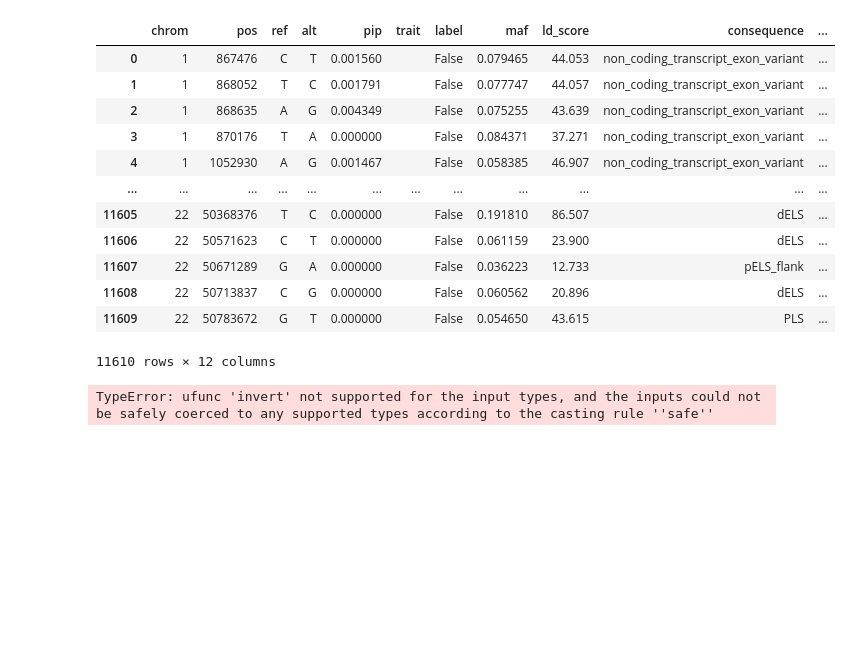
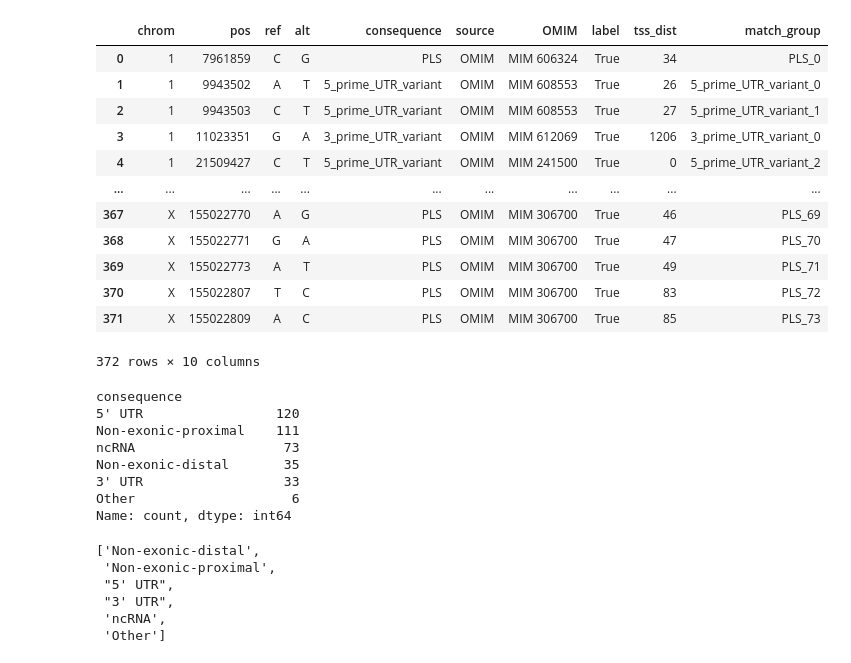
Before and after one commit to minjaf/TraitGym, a Jupyter notebook: workflow/notebooks/consequence_distribution.ipynb, the cells around one changed output. Drawn from its saved outputs; the diff is of its cells as text; code cells hidden in the pictures; blank space fills up the shorter version.

```diff
--- a/workflow/notebooks/consequence_distribution.ipynb
+++ b/workflow/notebooks/consequence_distribution.ipynb
@@ -3,39 +5,43 @@ import pandas as pd
 # %%
 COORDINATES = ["chrom", "pos", "ref", "alt"]
 
 subset_filter = "non_coding"
 
-datasets = [
-    "gwas_matched_9",
-]
+dataset_renaming = {
+    "mendelian_matched_9": "Mendelian traits",
+    "gwas_matched_9": "Complex traits",
+}
+
+#dataset = "gwas_matched_9"
+dataset = "mendelian_matched_9"
 base_dir = f"../../results/dataset/{dataset}"
-V = pd.read_parquet(f"{base_dir}/test.parquet")
+V = pd.read_parquet(f"{base_dir}/test.parquet").query("label")
 V = V.merge(
     pd.read_parquet(f"{base_dir}/subset/{subset_filter}.parquet"),
     how="inner", on=COORDINATES
 )
 V
 # %% [output]
-|  | chrom | pos | ref | alt | pip | trait | label | maf | ld_score | consequence | ... |
-| 0 | 1 | 867476 | C | T | 0.001560 |  | False | 0.079465 | 44.053 | non_coding_transcript_exon_variant | ... |
-| 1 | 1 | 868052 | T | C | 0.001791 |  | False | 0.077747 | 44.057 | non_coding_transcript_exon_variant | ... |
-| 2 | 1 | 868635 | A | G | 0.004349 |  | False | 0.075255 | 43.639 | non_coding_transcript_exon_variant | ... |
-| 3 | 1 | 870176 | T | A | 0.000000 |  | False | 0.084371 | 37.271 | non_coding_transcript_exon_variant | ... |
-| 4 | 1 | 1052930 | A | G | 0.001467 |  | False | 0.058385 | 46.907 | non_coding_transcript_exon_variant | ... |
-| ... | ... | ... | ... | ... | ... | ... | ... | ... | ... | ... | ... |
-| 11605 | 22 | 50368376 | T | C | 0.000000 |  | False | 0.191810 | 86.507 | dELS | ... |
-| 11606 | 22 | 50571623 | C | T | 0.000000 |  | False | 0.061159 | 23.900 | dELS | ... |
-| 11607 | 22 | 50671289 | G | A | 0.000000 |  | False | 0.036223 | 12.733 | pELS_flank | ... |
-| 11608 | 22 | 50713837 | C | G | 0.000000 |  | False | 0.060562 | 20.896 | dELS | ... |
-| 11609 | 22 | 50783672 | G | T | 0.000000 |  | False | 0.054650 | 43.615 | PLS | ... |
+|  | chrom | pos | ref | alt | consequence | source | OMIM | label | tss_dist | match_group |
+| 0 | 1 | 7961859 | C | G | PLS | OMIM | MIM 606324 | True | 34 | PLS_0 |
+| 1 | 1 | 9943502 | A | T | 5_prime_UTR_variant | OMIM | MIM 608553 | True | 26 | 5_prime_UTR_variant_0 |
+| 2 | 1 | 9943503 | C | T | 5_prime_UTR_variant | OMIM | MIM 608553 | True | 27 | 5_prime_UTR_variant_1 |
+| 3 | 1 | 11023351 | G | A | 3_prime_UTR_variant | OMIM | MIM 612069 | True | 1206 | 3_prime_UTR_variant_0 |
+| 4 | 1 | 21509427 | C | T | 5_prime_UTR_variant | OMIM | MIM 241500 | True | 0 | 5_prime_UTR_variant_2 |
+| ... | ... | ... | ... | ... | ... | ... | ... | ... | ... | ... |
+| 367 | X | 155022770 | A | G | PLS | OMIM | MIM 306700 | True | 46 | PLS_69 |
+| 368 | X | 155022771 | G | A | PLS | OMIM | MIM 306700 | True | 47 | PLS_70 |
+| 369 | X | 155022773 | A | T | PLS | OMIM | MIM 306700 | True | 49 | PLS_71 |
+| 370 | X | 155022807 | T | C | PLS | OMIM | MIM 306700 | True | 83 | PLS_72 |
+| 371 | X | 155022809 | A | C | PLS | OMIM | MIM 306700 | True | 85 | PLS_73 |
-11610 rows × 12 columns
+372 rows × 10 columns
 # %%
 consequences = {
+    "nonexonic_AND_distal": "Non-exonic-distal",
+    "nonexonic_AND_proximal": "Non-exonic-proximal",
+    "5_prime_UTR_variant": "5' UTR",
+    "3_prime_UTR_variant": "3' UTR",
     "non_coding_transcript_exon_variant": "ncRNA",
-    "3_prime_UTR_variant": "3' UTR",
-    "5_prime_UTR_variant": "5' UTR",
-    "nonexonic_AND_proximal": "Non-exonic (proximal)",
-    "nonexonic_AND_distal": "Non-exonic (distal)",
 }
 
 V["consequence"] = "Other"
@@ -44,10 +50,26 @@ for consequence, label in consequences.items():
     if "mask" in V.columns: V = V.drop(columns="mask")
     df = pd.read_parquet(f"{base_dir}/subset/{consequence}.parquet")
     df["mask"] = True
-    print(df)
-    V = V.merge(df, how="left", on=COORDINATES)
-    V.loc[V.mask, "consequence"] = label
+    V = V.merge(df, how="left", on=COORDINATES).fillna(False)
+    V.loc[V["mask"], "consequence"] = label
 
-V["consequnce"].value_counts()
+V["consequence"].value_counts()
 # %% [output]
-TypeError: ufunc 'invert' not supported for the input types, and the inputs could not be safely coerced to any supported types according to the casting rule ''safe''
+consequence
+5' UTR                 120
+Non-exonic-proximal    111
+ncRNA                   73
+Non-exonic-distal       35
+3' UTR                  33
+Other                    6
+Name: count, dtype: int64
+# %%
+cs = list(consequences.values()) + ["Other"]
+cs
+# %% [output]
+['Non-exonic-distal',
+ 'Non-exonic-proximal',
+ "5' UTR",
+ "3' UTR",
+ 'ncRNA',
+ 'Other']
```
Also changed, not shown: parts of 4 cells of this notebook, 2 other files.
